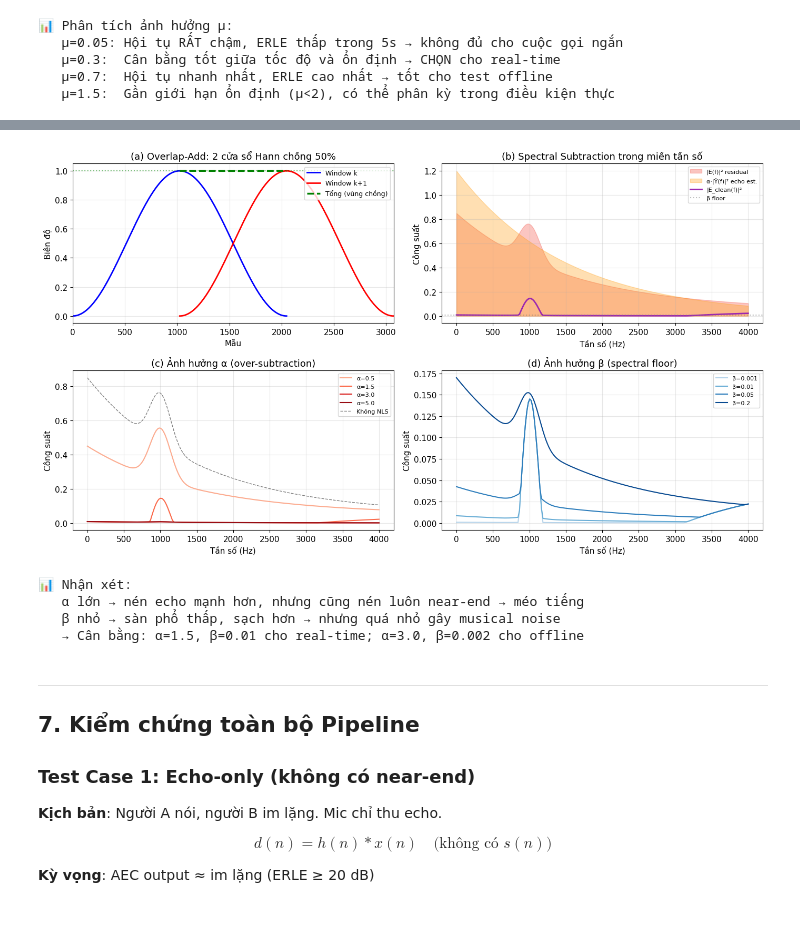
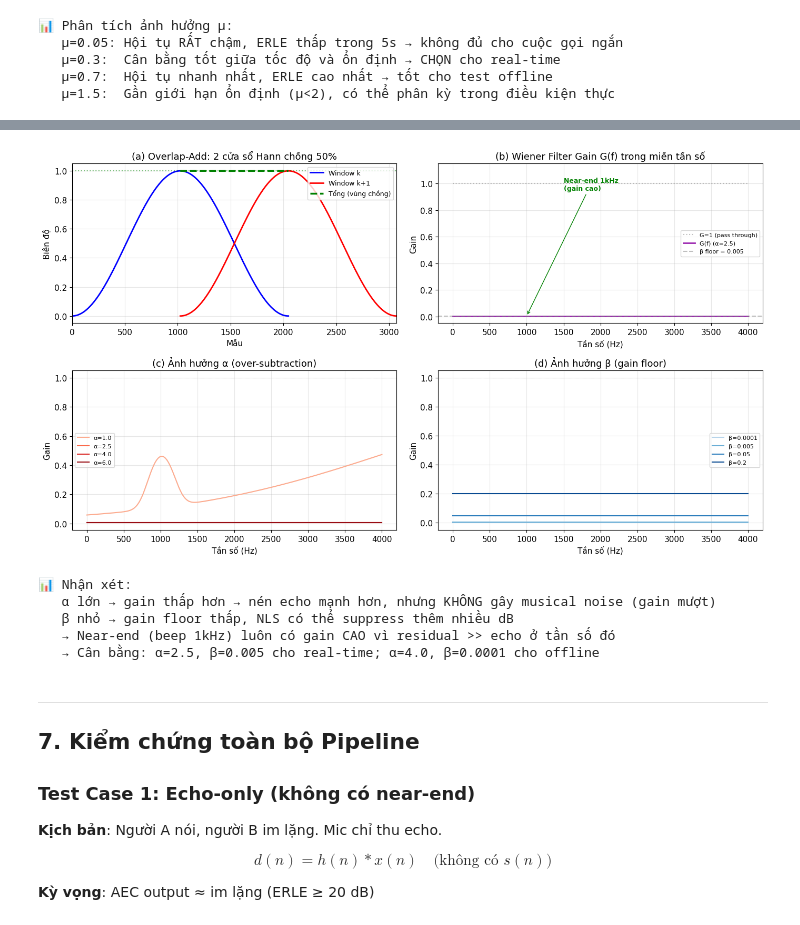
Before and after one commit to ZgsNat/DSP-Acoustic-Echo-Cancellation, a Jupyter notebook: aec-project/docs/presentation_aec.ipynb, the cells around one changed output, grey strips where cells are left out. Cells and saved outputs as stored; diff of their text form; code cells hidden in the pictures.

````diff
--- a/aec-project/docs/presentation_aec.ipynb
+++ b/aec-project/docs/presentation_aec.ipynb
@@ -735,7 +754,7 @@ Tổng:        [▓▓▓▓▓▓▓▓████████▓▓▓▓▓
 ```
 # %%
 # ═══════════════════════════════════════════════════════════════
-# 6A. Trực quan: OLA windowing & Spectral Subtraction
+# 6A. Trực quan: OLA windowing & Wiener Filter Gain
 # ═══════════════════════════════════════════════════════════════
 
 fig, axes = plt.subplots(2, 2, figsize=(14, 8))
@@ -762,66 +781,76 @@ ax.set_ylabel('Biên độ')
 ax.legend(fontsize=9)
 ax.set_xlim(0, window_size + hop)
 
-# (b) Spectral Subtraction demo
+# (b) Wiener Filter Gain demo
 ax = axes[0, 1]
 # Tạo ví dụ phổ
 freqs_demo = np.linspace(0, 4000, 200)
 # Echo power (giảm dần theo tần số)
 echo_power = 0.8 * np.exp(-freqs_demo / 1500)
 # Residual power = echo + noise + near-end
 residual_power = echo_power + 0.05 + 0.3 * np.exp(-((freqs_demo-1000)/200)**2)
-# Sau spectral subtraction
-alpha_demo = 1.5
-beta_demo = 0.01
-clean_power = np.maximum(residual_power - alpha_demo * echo_power, beta_demo * residual_power)
+# Wiener Filter Gain: G(f) = clamp(1 - alpha * echo / (residual + eps), beta, 1)
+alpha_demo = 2.5
+beta_demo = 0.005
+wiener_gain = np.clip(1.0 - alpha_demo * echo_power / (residual_power + 1e-10), beta_demo, 1.0)
+clean_power_w = wiener_gain * np.sqrt(residual_power)  # amplitude domain
 
-ax.fill_between(freqs_demo, 0, residual_power, alpha=0.3, color=COLORS['mic'], label='|E(f)|² residual')
-ax.fill_between(freqs_demo, 0, alpha_demo * echo_power, alpha=0.3, color=COLORS['echo'], label='α·|Ŷ(f)|² echo est.')
-ax.plot(freqs_demo, clean_power, color=COLORS['output'], linewidth=2, label='|E_clean(f)|²')
-ax.axhline(beta_demo * np.max(residual_power), color='gray', linestyle=':', alpha=0.5, label=f'β floor')
-ax.set_title('(b) Spectral Subtraction trong miền tần số')
+ax.plot(freqs_demo, np.ones_like(freqs_demo), color='gray', linestyle=':', alpha=0.5, label='G=1 (pass through)')
+ax.plot(freqs_demo, wiener_gain, color=COLORS['output'], linewidth=2, label=f'G(f) (α={alpha_demo})')
+ax.fill_between(freqs_demo, beta_demo, wiener_gain, alpha=0.2, color=COLORS['output'])
+ax.axhline(beta_demo, color='gray', linestyle='--', alpha=0.5, label=f'β floor = {beta_demo}')
+# Vùng near-end (1kHz) có gain cao vì residual >> echo
+ax.annotate('Near-end 1kHz\n(gain cao)', xy=(1000, wiener_gain[100]),
+            xytext=(1500, 0.95), fontsize=9,
+            arrowprops=dict(arrowstyle='->', color='green'),
+            color='green', fontweight='bold')
+ax.set_title('(b) Wiener Filter Gain G(f) trong miền tần số')
 ax.set_xlabel('Tần số (Hz)')
-ax.set_ylabel('Công suất')
+ax.set_ylabel('Gain')
+ax.set_ylim(-0.05, 1.15)
 ax.legend(fontsize=8)
 
 # (c) So sánh alpha khác nhau
 ax = axes[1, 0]
-alphas = [0.5, 1.5, 3.0, 5.0]
+alphas = [1.0, 2.5, 4.0, 6.0]
 cmap_a = plt.cm.Reds(np.linspace(0.3, 0.9, len(alphas)))
 for idx, a in enumerate(alphas):
-    clean_a = np.maximum(residual_power - a * echo_power, beta_demo * residual_power)
-    ax.plot(freqs_demo, clean_a, color=cmap_a[idx], linewidth=1.5, label=f'α={a}')
-ax.plot(freqs_demo, residual_power, color='gray', linewidth=1, linestyle='--', label='Không NLS')
+    g = np.clip(1.0 - a * echo_power / (residual_power + 1e-10), beta_demo, 1.0)
+    ax.plot(freqs_demo, g, color=cmap_a[idx], linewidth=1.5, label=f'α={a}')
+ax.axhline(1.0, color='gray', linewidth=0.5, linestyle=':')
 ax.set_title('(c) Ảnh hưởng α (over-subtraction)')
 ax.set_xlabel('Tần số (Hz)')
-ax.set_ylabel('Công suất')
+ax.set_ylabel('Gain')
 ax.legend(fontsize=8)
 
 # (d) So sánh beta khác nhau
 ax = axes[1, 1]
-betas = [0.001, 0.01, 0.05, 0.2]
+betas = [0.0001, 0.005, 0.05, 0.2]
 cmap_b = plt.cm.Blues(np.linspace(0.3, 0.9, len(betas)))
 for idx, b in enumerate(betas):
-    clean_b = np.maximum(residual_power - alpha_demo * echo_power, b * residual_power)
-    ax.plot(freqs_demo, clean_b, color=cmap_b[idx], linewidth=1.5, label=f'β={b}')
-ax.set_title('(d) Ảnh hưởng β (spectral floor)')
+    g = np.clip(1.0 - alpha_demo * echo_power / (residual_power + 1e-10), b, 1.0)
+    ax.plot(freqs_demo, g, color=cmap_b[idx], linewidth=1.5, label=f'β={b}')
+ax.axhline(1.0, color='gray', linewidth=0.5, linestyle=':')
+ax.set_title('(d) Ảnh hưởng β (gain floor)')
 ax.set_xlabel('Tần số (Hz)')
-ax.set_ylabel('Công suất')
+ax.set_ylabel('Gain')
 ax.legend(fontsize=8)
 
 plt.tight_layout()
 plt.show()
 
 print("📊 Nhận xét:")
-print("   α lớn → nén echo mạnh hơn, nhưng cũng nén luôn near-end → méo tiếng")
-print("   β nhỏ → sàn phổ thấp, sạch hơn → nhưng quá nhỏ gây musical noise")
-print("   → Cân bằng: α=1.5, β=0.01 cho real-time; α=3.0, β=0.002 cho offline")
+print("   α lớn → gain thấp hơn → nén echo mạnh hơn, nhưng KHÔNG gây musical noise (gain mượt)")
+print("   β nhỏ → gain floor thấp, NLS có thể suppress thêm nhiều dB")
+print("   → Near-end (beep 1kHz) luôn có gain CAO vì residual >> echo ở tần số đó")
+print("   → Cân bằng: α=2.5, β=0.005 cho real-time; α=4.0, β=0.0001 cho offline")
 # %% [output]
-[figure, old version]
+[figure, new version]
 📊 Nhận xét:
-   α lớn → nén echo mạnh hơn, nhưng cũng nén luôn near-end → méo tiếng
-   β nhỏ → sàn phổ thấp, sạch hơn → nhưng quá nhỏ gây musical noise
-   → Cân bằng: α=1.5, β=0.01 cho real-time; α=3.0, β=0.002 cho offline
+   α lớn → gain thấp hơn → nén echo mạnh hơn, nhưng KHÔNG gây musical noise (gain mượt)
+   β nhỏ → gain floor thấp, NLS có thể suppress thêm nhiều dB
+   → Near-end (beep 1kHz) luôn có gain CAO vì residual >> echo ở tần số đó
+   → Cân bằng: α=2.5, β=0.005 cho real-time; α=4.0, β=0.0001 cho offline
 # %% [markdown]
 ---
 ## 7. Kiểm chứng toàn bộ Pipeline
````
Also changed, not shown: parts of 12 cells of this notebook, 3 other files.
